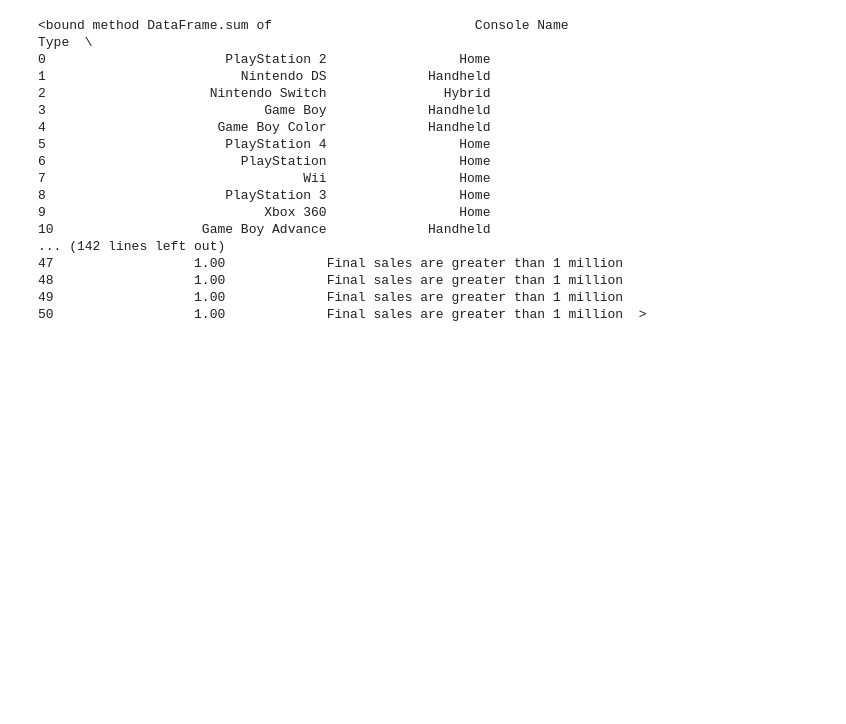
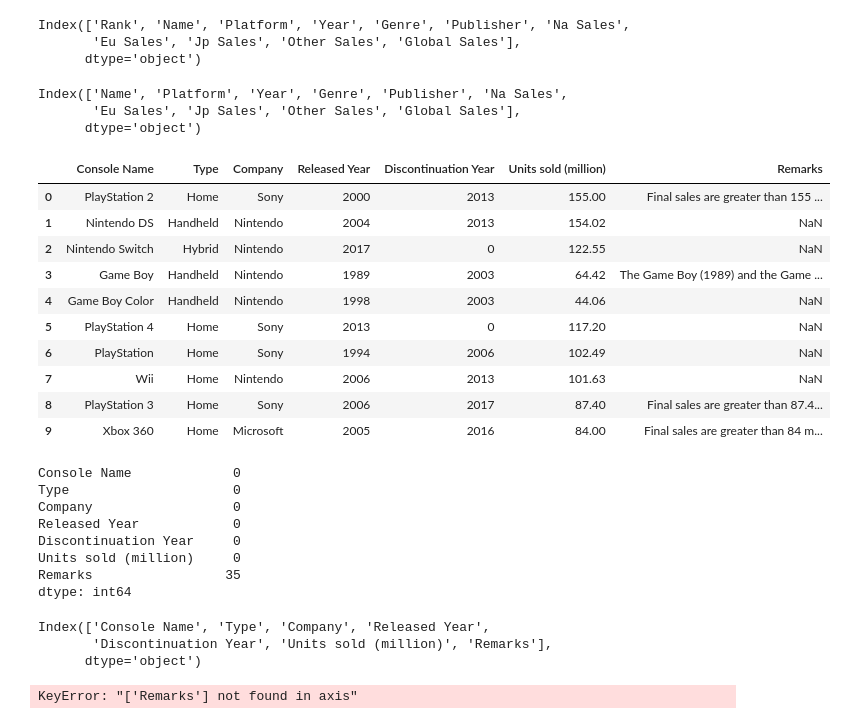
Before and after one commit to V-Pool/vg_sales, a Jupyter notebook: sales.ipynb, the cells around one changed output. Saved outputs shown, nothing was run; the diff lists cells and outputs as text; code cells hidden in the pictures; blank space fills up the shorter version.

```diff
--- a/sales.ipynb
+++ b/sales.ipynb
@@ -19,20 +91,50 @@ games.head(5)
+# %%
+games_clean = games.columns.str.title() .str.strip() .str.replace('_', ' ')
+games_clean
+# %% [output]
+Index(['Rank', 'Name', 'Platform', 'Year', 'Genre', 'Publisher', 'Na Sales',
+       'Eu Sales', 'Jp Sales', 'Other Sales', 'Global Sales'],
+      dtype='object')
+# %%
+games_clean = games_clean.drop(['Rank'])
+games_clean
+# %% [output]
+Index(['Name', 'Platform', 'Year', 'Genre', 'Publisher', 'Na Sales',
+       'Eu Sales', 'Jp Sales', 'Other Sales', 'Global Sales'],
+      dtype='object')
+# %%
+console.head(10)
+# %% [output]
+|  | Console Name | Type | Company | Released Year | Discontinuation Year | Units sold (million) | Remarks |
+| 0 | PlayStation 2 | Home | Sony | 2000 | 2013 | 155.00 | Final sales are greater than 155 ... |
+| 1 | Nintendo DS | Handheld | Nintendo | 2004 | 2013 | 154.02 | NaN |
+| 2 | Nintendo Switch | Hybrid | Nintendo | 2017 | 0 | 122.55 | NaN |
+| 3 | Game Boy | Handheld | Nintendo | 1989 | 2003 | 64.42 | The Game Boy (1989) and the Game ... |
+| 4 | Game Boy Color | Handheld | Nintendo | 1998 | 2003 | 44.06 | NaN |
+| 5 | PlayStation 4 | Home | Sony | 2013 | 0 | 117.20 | NaN |
+| 6 | PlayStation | Home | Sony | 1994 | 2006 | 102.49 | NaN |
+| 7 | Wii | Home | Nintendo | 2006 | 2013 | 101.63 | NaN |
+| 8 | PlayStation 3 | Home | Sony | 2006 | 2017 | 87.40 | Final sales are greater than 87.4... |
+| 9 | Xbox 360 | Home | Microsoft | 2005 | 2016 | 84.00 | Final sales are greater than 84 m... |
 # %%
-console.sum
+console.isna().sum()
 # %% [output]
-<bound method DataFrame.sum of                          Console Name                 Type  \
-0                       PlayStation 2                 Home
-1                         Nintendo DS             Handheld
-2                     Nintendo Switch               Hybrid
-3                            Game Boy             Handheld
-4                      Game Boy Color             Handheld
-5                       PlayStation 4                 Home
-6                         PlayStation                 Home
-7                                 Wii                 Home
-8                       PlayStation 3                 Home
-9                            Xbox 360                 Home
-10                   Game Boy Advance             Handheld
-... (142 lines left out)
-47                  1.00             Final sales are greater than 1 million
-48                  1.00             Final sales are greater than 1 million
-49                  1.00             Final sales are greater than 1 million
-50                  1.00             Final sales are greater than 1 million  >
+Console Name             0
+Type                     0
+Company                  0
+Released Year            0
+Discontinuation Year     0
+Units sold (million)     0
+Remarks                 35
+dtype: int64
+# %%
+console.columns
+# %% [output]
+Index(['Console Name', 'Type', 'Company', 'Released Year',
+       'Discontinuation Year', 'Units sold (million)', 'Remarks'],
+      dtype='object')
+# %%
+console_clean = console.drop(['Remarks'])
+console_clean
+# %% [output]
+KeyError: "['Remarks'] not found in axis"
```
Also changed, not shown: parts of 8 cells of this notebook, 1 other file.
